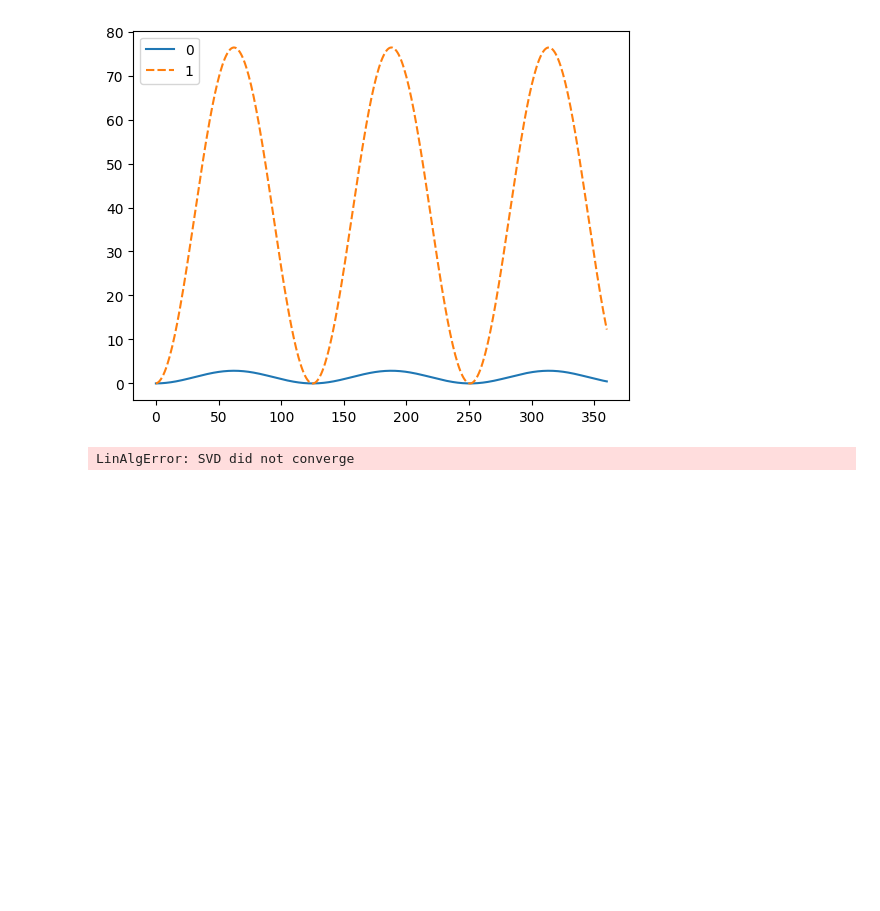
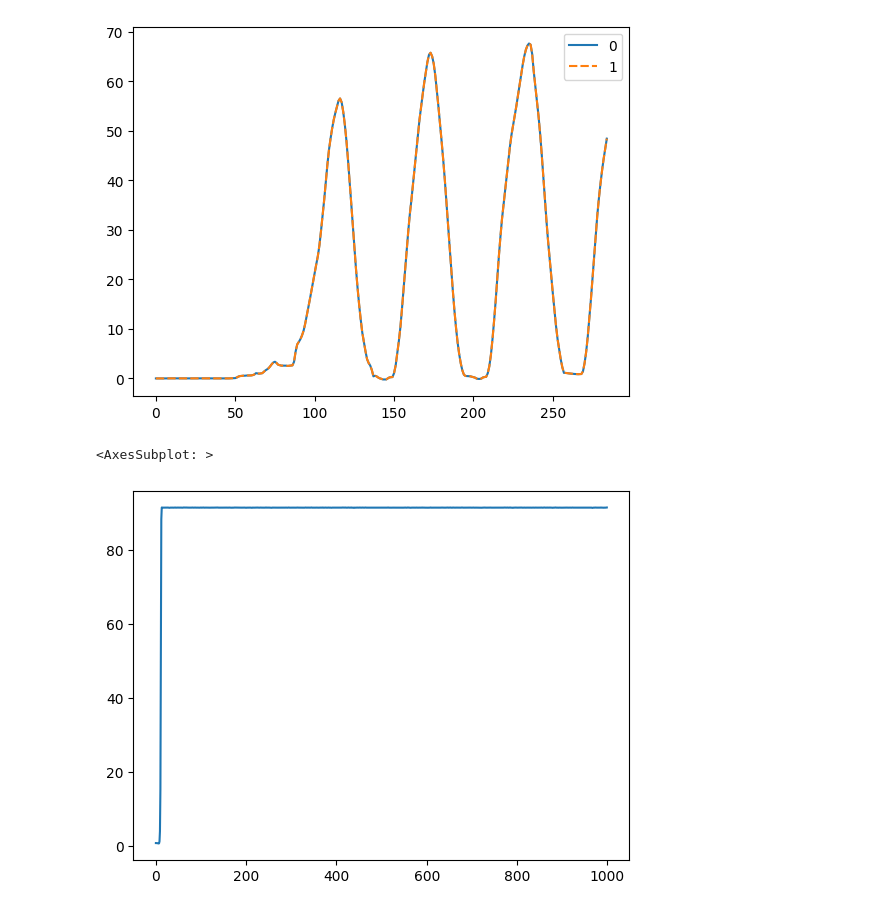
Before and after one commit to alejandromango/IMU-Analysis, a Jupyter notebook: SingleIMUGyrAngleSmarter.ipynb, the cells around one changed output. Saved outputs shown, nothing was run; the diff lists cells and outputs as text; code cells hidden in the pictures; blank space fills up the shorter version.

```diff
--- a/SingleIMUGyrAngleSmarter.ipynb
+++ b/SingleIMUGyrAngleSmarter.ipynb
@@ -216,7 +227,7 @@ def getJEst(aEst):
 
 
 # Vector of angle and azimuth values for such that theta unit vector is parallel to x axis, perp to z and y (x axis is hinge axis)
-aaVec = numpy.random.rand(2, 3)*numpy.pi*2#numpy.array([[1, numpy.rand, 0.2], [1, 0.1, 0.6]])
+aaVec = numpy.zeros([2, 3])#numpy.random.rand(2, 3)*numpy.pi*2#numpy.array([[1, numpy.rand, 0.2], [1, 0.1, 0.6]])
 aaVec[0,0] = 1
 aaVec[1,0] = 1
 jEst = getJEst(aaVec)
@@ -226,7 +237,7 @@ aData = numpy.cumsum(aAngles)
 degreeAData = numpy.rad2deg(aData)
 a = seaborn.lineplot(data=[degreeAData, degreeData[0].T[0]])
 # %% [output]
-[figure, old version]
+[figure, new version]
 # %%
 def getGJacobian(j, g):
 
@@ -245,35 +256,36 @@ def getGErrorVector(j, g):
     return(errs)
 
 # Get error vector
 jEstimates = []
 squares = []
-for j in range(1):
+for j in range(100):
     for i in range(10):
         gErrors = getGErrorVector(jEst, gData)
         sumS = numpy.sum(gErrors**2)
         # if (sumS < 50) & (i > 10):
         #     print(i)
         #     break
         # print(sumS)
         # Calculate Jacobian
         gJacobian = getGJacobian(jEst, gData)
         errJ = gJacobian[0] - gJacobian[1]
         # Calculate pseudoinverce
         gPseudoinverse = numpy.linalg.pinv(gJacobian)
         a = numpy.dot(gPseudoinverse, gErrors)
         # jEst = jEst - a
         aaVec = aaVec - a
         jEst = getJEst(aaVec)
         squares.append(sumS)
     jEstimates.append(jEst)
 
 jEstimates = numpy.array(jEstimates)
 # fig = plt.figure()
 # ax = fig.add_subplot(111, projection = '3d')
 # ax.scatter(jEstimates[:, 0, 0], jEstimates[:, 0, 1], jEstimates[:, 0, 2])
 seaborn.lineplot(squares)
 # %% [output]
-LinAlgError: SVD did not converge
+<AxesSubplot: >
+[figure, added]
 # %%
 
 aRates1 = numpy.dot(gData[0], jEst[0])
```
Also changed, not shown: parts of 7 cells of this notebook.
